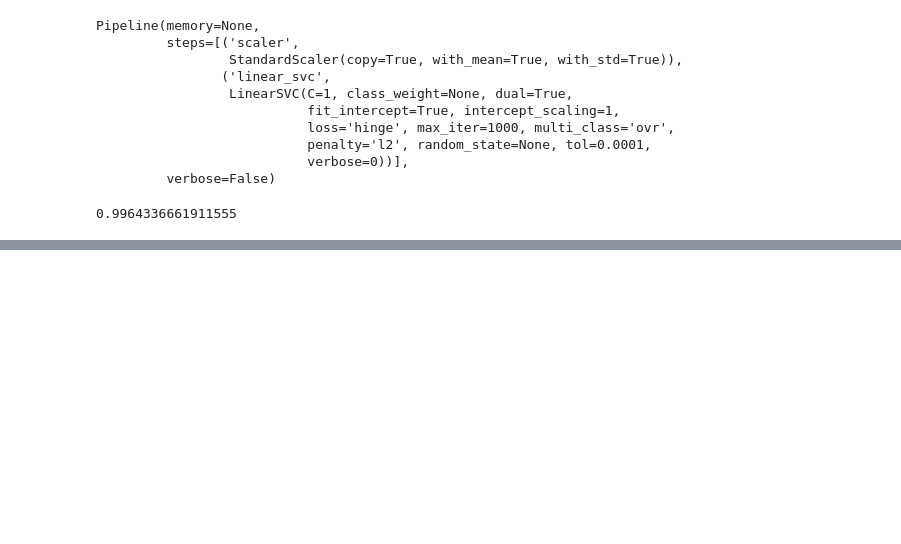
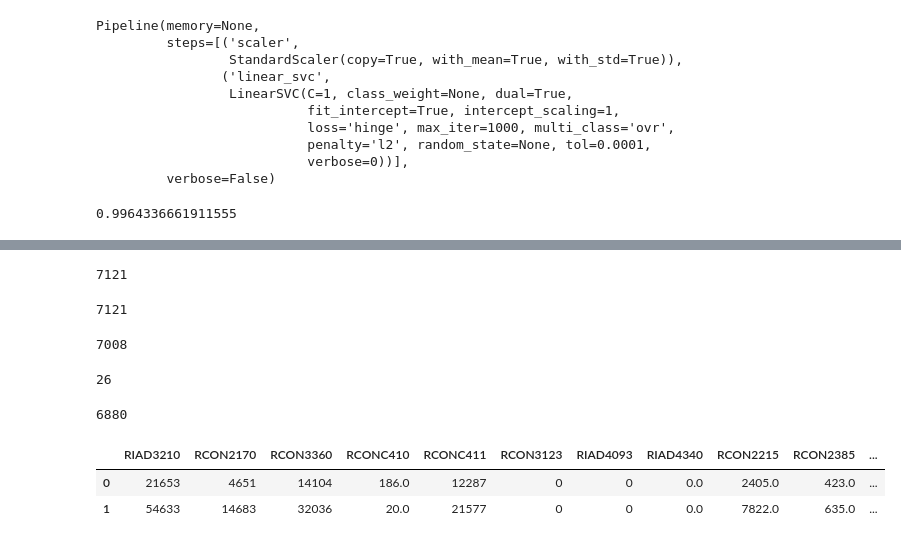
Before and after one commit to allaccountstaken/predicting_bank_distress, a Jupyter notebook: regression_banks_2010.ipynb, the cells around one changed output, grey strips where cells are left out. Saved outputs shown, nothing was run; the diff lists cells and outputs as text; code cells hidden in the pictures; blank space fills up the shorter version.

```diff
--- a/regression_banks_2010.ipynb
+++ b/regression_banks_2010.ipynb
@@ -651,0 +658,16 @@ svm_clf.score(X_test, y_test)
+# %%
+# Add CAMELS columns to all_banks_2010Q4
+all_banks_2010Q4_df= pd.read_csv('data/all_banks_2010Q4.csv', index_col=0)
+len(all_banks_2010Q4_df)
+# %% [output]
+7121
+# %%
+all_banks_2010Q4_df.drop(['AsOfDate'], axis=1, inplace=True)
+len(all_banks_2010Q4_df)
+# %% [output]
+7121
+# %%
+all_banks_2010Q4_df.dropna(inplace=True)
+len(all_banks_2010Q4_df)
+# %% [output]
+7008
@@ -651,0 +684,16 @@ svm_clf.score(X_test, y_test)
+# %%
+data = all_banks_2010Q4_df
+len(data.loc[data.Target==1])
+# %% [output]
+26
+# %%
+len(data.loc[data.RCON3123 == 0]) #<-- abks with 0 Allowance for loan and lease losses
+# %% [output]
+6880
+# %%
+XXX = data
+XXX.head(2)
+# %% [output]
+|  | RIAD3210 | RCON2170 | RCON3360 | RCONC410 | RCONC411 | RCON3123 | RIAD4093 | RIAD4340 | RCON2215 | RCON2385 | ... |
+| 0 | 21653 | 4651 | 14104 | 186.0 | 12287 | 0 | 0 | 0.0 | 2405.0 | 423.0 | ... |
+| 1 | 54633 | 14683 | 32036 | 20.0 | 21577 | 0 | 0 | 0.0 | 7822.0 | 635.0 | ... |
```
Also changed, not shown: parts of 11 cells of this notebook, 1 other file.
